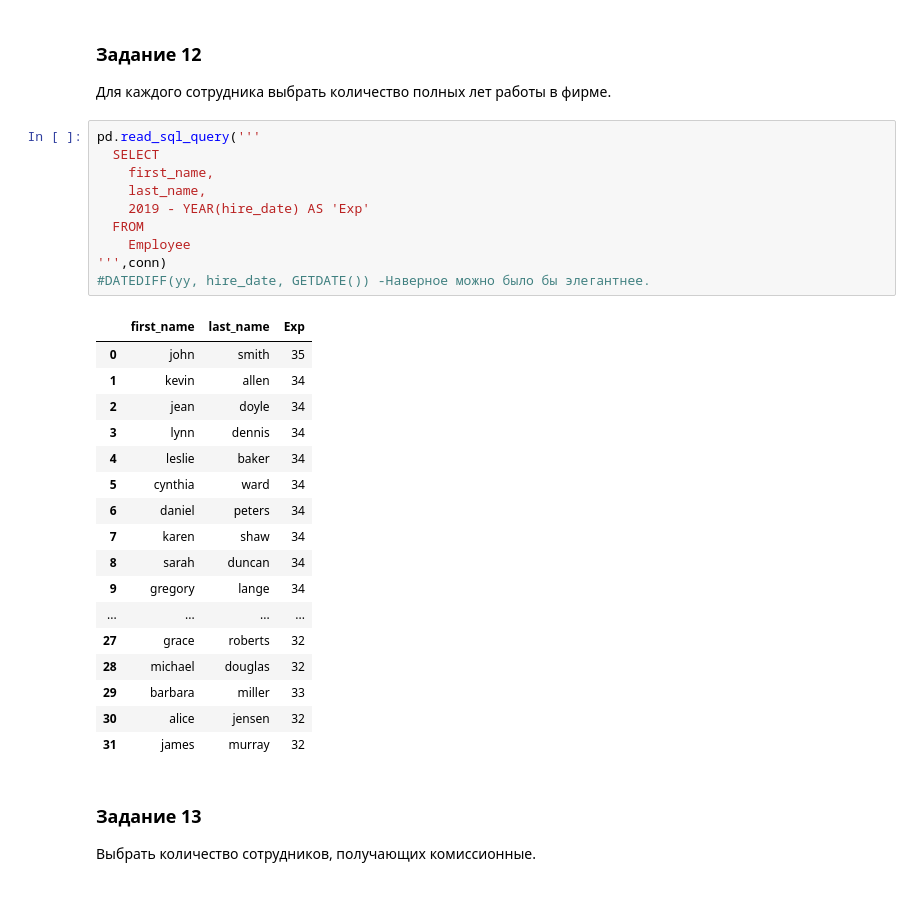
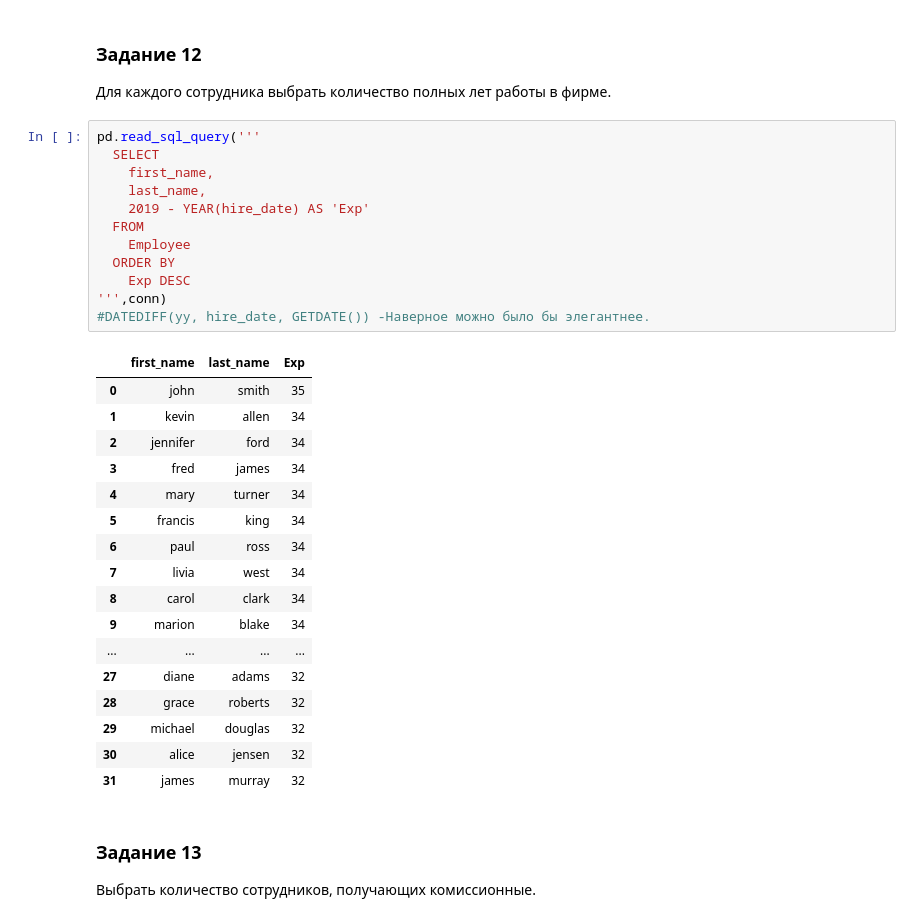
Before and after one commit to theysee/sberbank_reboot, a Jupyter notebook: Поток_3_Практика_к_занятию_4.ipynb, the cells around one changed output. Saved outputs shown, nothing was run; the diff lists cells and outputs as text.

```diff
--- a/Поток_3_Практика_к_занятию_4.ipynb
+++ b/Поток_3_Практика_к_занятию_4.ipynb
@@ -314,29 +329,31 @@ pd.read_sql_query('''
 # %%
 pd.read_sql_query('''
   SELECT
     first_name,
     last_name,
     2019 - YEAR(hire_date) AS 'Exp'
   FROM
     Employee
+  ORDER BY
+    Exp DESC
 ''',conn)
 #DATEDIFF(yy, hire_date, GETDATE()) -Наверное можно было бы элегантнее.
 # %% [output]
 |  | first_name | last_name | Exp |
 | 0 | john | smith | 35 |
 | 1 | kevin | allen | 34 |
-| 2 | jean | doyle | 34 |
-| 3 | lynn | dennis | 34 |
-| 4 | leslie | baker | 34 |
-| 5 | cynthia | ward | 34 |
-| 6 | daniel | peters | 34 |
-| 7 | karen | shaw | 34 |
-| 8 | sarah | duncan | 34 |
-| 9 | gregory | lange | 34 |
+| 2 | jennifer | ford | 34 |
+| 3 | fred | james | 34 |
+| 4 | mary | turner | 34 |
+| 5 | francis | king | 34 |
+| 6 | paul | ross | 34 |
+| 7 | livia | west | 34 |
+| 8 | carol | clark | 34 |
+| 9 | marion | blake | 34 |
 | ... | ... | ... | ... |
-| 27 | grace | roberts | 32 |
-| 28 | michael | douglas | 32 |
-| 29 | barbara | miller | 33 |
+| 27 | diane | adams | 32 |
+| 28 | grace | roberts | 32 |
+| 29 | michael | douglas | 32 |
 | 30 | alice | jensen | 32 |
 | 31 | james | murray | 32 |
 # %% [markdown]
```
Also changed, not shown: parts of 6 cells of this notebook.
